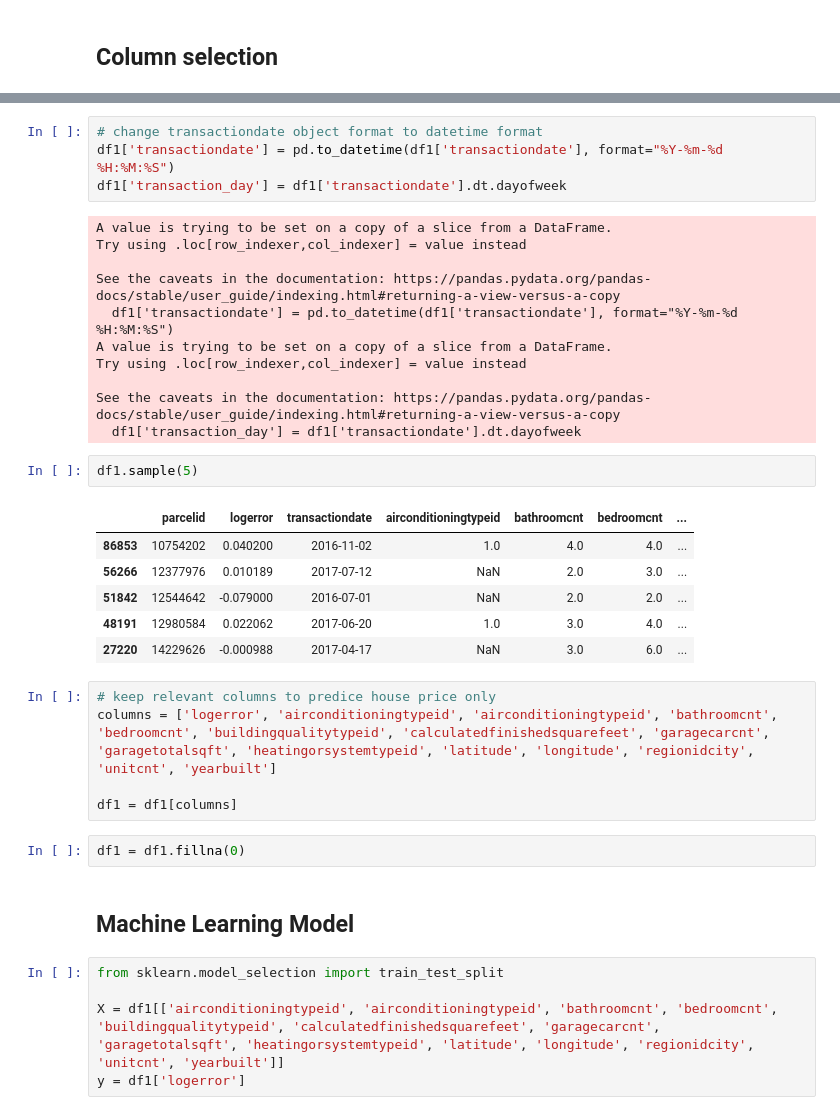
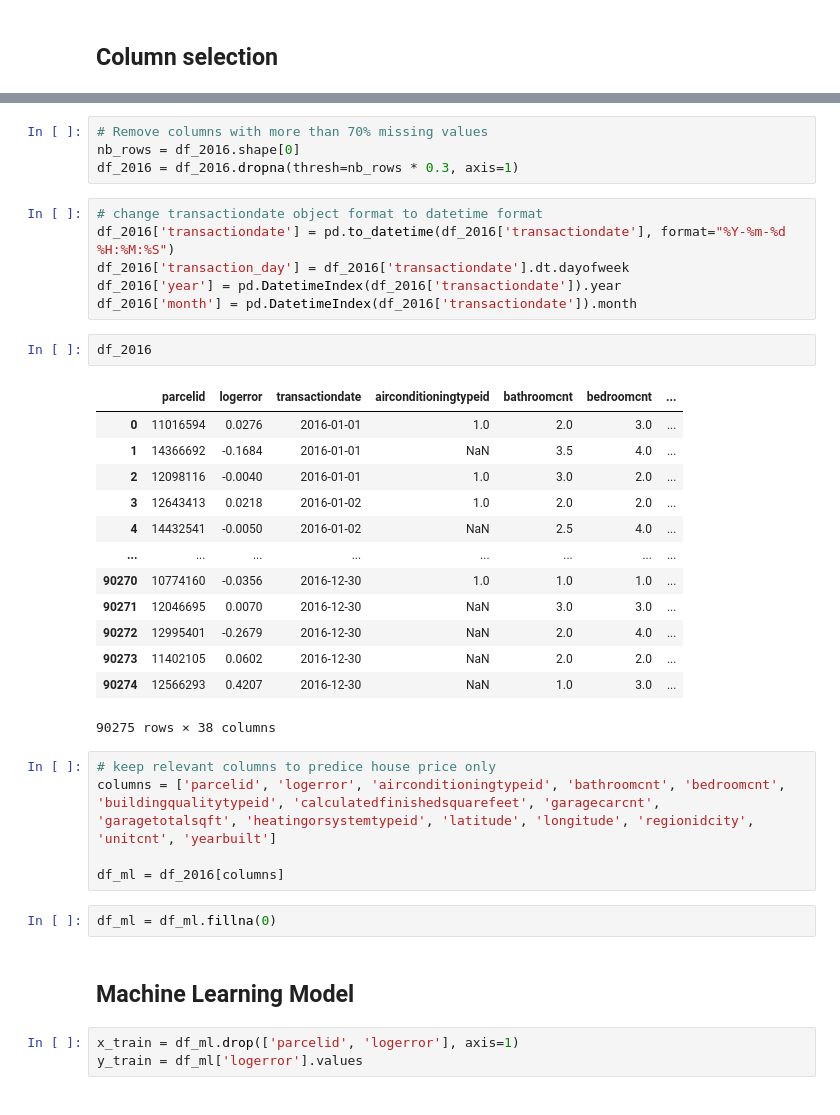
Before and after one commit to SprinTech/Zillow-Prize, a Jupyter notebook: notebook/data_cleaning.ipynb, the cells around one changed output, grey strips where cells are left out. Drawn from its saved outputs; the diff is of its cells as text.

```diff
--- a/notebook/data_cleaning.ipynb
+++ b/notebook/data_cleaning.ipynb
@@ -105,38 +111,38 @@ We dropped 25 columns
+# %%
+# Remove columns with more than 70% missing values
+nb_rows = df_2016.shape[0]
+df_2016 = df_2016.dropna(thresh=nb_rows * 0.3, axis=1)
 # %%
 # change transactiondate object format to datetime format
-df1['transactiondate'] = pd.to_datetime(df1['transactiondate'], format="%Y-%m-%d %H:%M:%S")
-df1['transaction_day'] = df1['transactiondate'].dt.dayofweek
+df_2016['transactiondate'] = pd.to_datetime(df_2016['transactiondate'], format="%Y-%m-%d %H:%M:%S")
+df_2016['transaction_day'] = df_2016['transactiondate'].dt.dayofweek
+df_2016['year'] = pd.DatetimeIndex(df_2016['transactiondate']).year
+df_2016['month'] = pd.DatetimeIndex(df_2016['transactiondate']).month
-# %% [output]
-A value is trying to be set on a copy of a slice from a DataFrame.
-Try using .loc[row_indexer,col_indexer] = value instead
-
-See the caveats in the documentation: https://pandas.pydata.org/pandas-docs/stable/user_guide/indexing.html#returning-a-view-versus-a-copy
-  df1['transactiondate'] = pd.to_datetime(df1['transactiondate'], format="%Y-%m-%d %H:%M:%S")
-A value is trying to be set on a copy of a slice from a DataFrame.
-Try using .loc[row_indexer,col_indexer] = value instead
-
-See the caveats in the documentation: https://pandas.pydata.org/pandas-docs/stable/user_guide/indexing.html#returning-a-view-versus-a-copy
-  df1['transaction_day'] = df1['transactiondate'].dt.dayofweek
-# %%
-df1.sample(5)
-# %% [output]
-|  | parcelid | logerror | transactiondate | airconditioningtypeid | bathroomcnt | bedroomcnt | ... |
-| 86853 | 10754202 | 0.040200 | 2016-11-02 | 1.0 | 4.0 | 4.0 | ... |
-| 56266 | 12377976 | 0.010189 | 2017-07-12 | NaN | 2.0 | 3.0 | ... |
-| 51842 | 12544642 | -0.079000 | 2016-07-01 | NaN | 2.0 | 2.0 | ... |
-| 48191 | 12980584 | 0.022062 | 2017-06-20 | 1.0 | 3.0 | 4.0 | ... |
-| 27220 | 14229626 | -0.000988 | 2017-04-17 | NaN | 3.0 | 6.0 | ... |
+# %%
+df_2016
+# %% [output]
+|  | parcelid | logerror | transactiondate | airconditioningtypeid | bathroomcnt | bedroomcnt | ... |
+| 0 | 11016594 | 0.0276 | 2016-01-01 | 1.0 | 2.0 | 3.0 | ... |
+| 1 | 14366692 | -0.1684 | 2016-01-01 | NaN | 3.5 | 4.0 | ... |
+| 2 | 12098116 | -0.0040 | 2016-01-01 | 1.0 | 3.0 | 2.0 | ... |
+| 3 | 12643413 | 0.0218 | 2016-01-02 | 1.0 | 2.0 | 2.0 | ... |
+| 4 | 14432541 | -0.0050 | 2016-01-02 | NaN | 2.5 | 4.0 | ... |
+| ... | ... | ... | ... | ... | ... | ... | ... |
+| 90270 | 10774160 | -0.0356 | 2016-12-30 | 1.0 | 1.0 | 1.0 | ... |
+| 90271 | 12046695 | 0.0070 | 2016-12-30 | NaN | 3.0 | 3.0 | ... |
+| 90272 | 12995401 | -0.2679 | 2016-12-30 | NaN | 2.0 | 4.0 | ... |
+| 90273 | 11402105 | 0.0602 | 2016-12-30 | NaN | 2.0 | 2.0 | ... |
+| 90274 | 12566293 | 0.4207 | 2016-12-30 | NaN | 1.0 | 3.0 | ... |
+90275 rows × 38 columns
 # %%
 # keep relevant columns to predice house price only
-columns = ['logerror', 'airconditioningtypeid', 'airconditioningtypeid', 'bathroomcnt', 'bedroomcnt', 'buildingqualitytypeid', 'calculatedfinishedsquarefeet', 'garagecarcnt', 'garagetotalsqft', 'heatingorsystemtypeid', 'latitude', 'longitude', 'regionidcity', 'unitcnt', 'yearbuilt']
+columns = ['parcelid', 'logerror', 'airconditioningtypeid', 'bathroomcnt', 'bedroomcnt', 'buildingqualitytypeid', 'calculatedfinishedsquarefeet', 'garagecarcnt', 'garagetotalsqft', 'heatingorsystemtypeid', 'latitude', 'longitude', 'regionidcity', 'unitcnt', 'yearbuilt']
 
-df1 = df1[columns]
+df_ml = df_2016[columns]
 # %%
-df1 = df1.fillna(0)
+df_ml = df_ml.fillna(0)
 # %% [markdown]
 ## Machine Learning Model
-# %%
-from sklearn.model_selection import train_test_split
-
-X = df1[['airconditioningtypeid', 'airconditioningtypeid', 'bathroomcnt', 'bedroomcnt', 'buildingqualitytypeid', 'calculatedfinishedsquarefeet', 'garagecarcnt', 'garagetotalsqft', 'heatingorsystemtypeid', 'latitude', 'longitude', 'regionidcity', 'unitcnt', 'yearbuilt']]
-y = df1['logerror']
+# %%
+x_train = df_ml.drop(['parcelid', 'logerror'], axis=1)
+y_train = df_ml['logerror'].values
```
Also changed, not shown: parts of 30 cells of this notebook, 2 other files.
